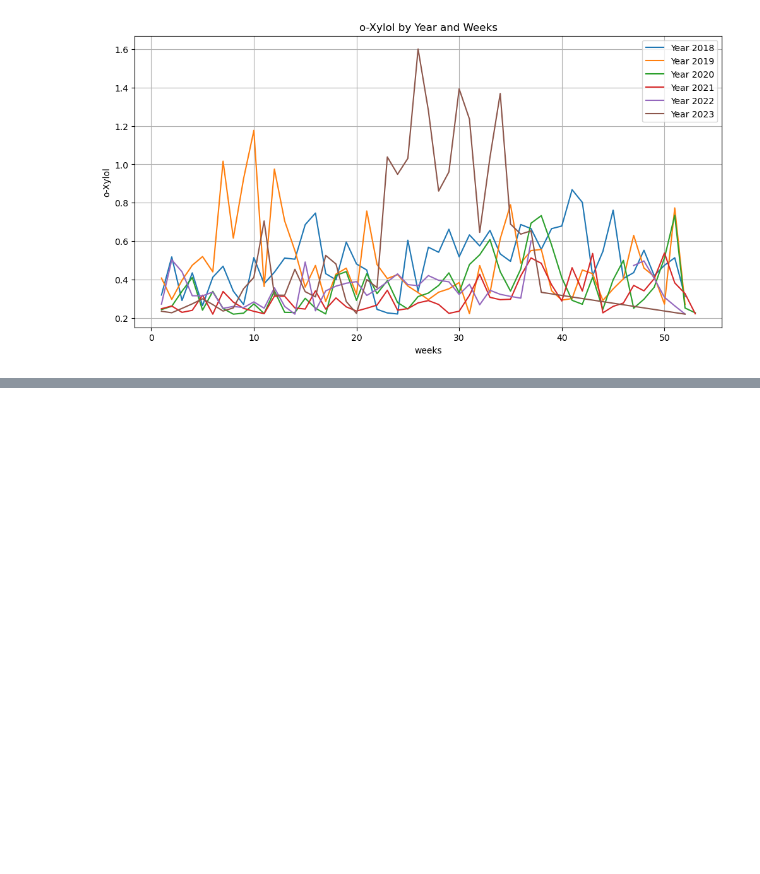
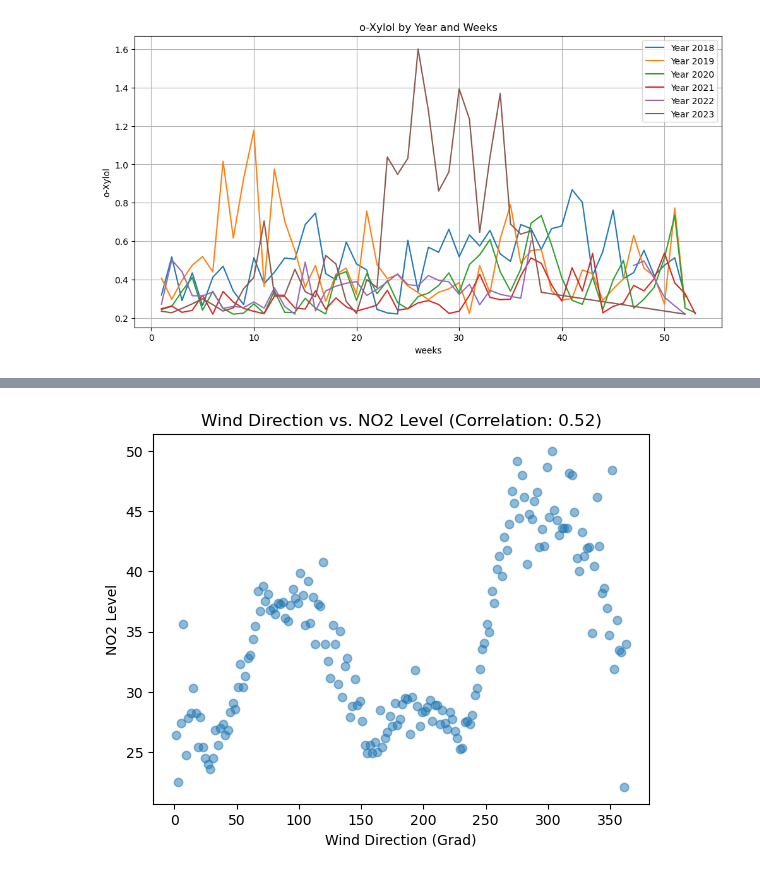
Before and after one commit to cathrinr/driving_change, a Jupyter notebook: plots.ipynb, the cells around one changed output, grey strips where cells are left out. Saved outputs shown, nothing was run; the diff lists cells and outputs as text; code cells hidden in the pictures; blank space fills up the shorter version.

```diff
--- a/plots.ipynb
+++ b/plots.ipynb
@@ -329,0 +332,3 @@ for column in columns_to_plot:
+# %%
+emission_weather = emissions.merge(weather, how = 'left', on = 'timestamp')
+emission_weather
@@ -329,0 +349,11 @@ for column in columns_to_plot:
+# %%
+bins = np.arange(0, 366, 2).tolist()
+
+# Create labels for the batches
+labels = np.arange(1, 365, 2).tolist()
+
+# Use pd.cut() to map wind direction values to the specified bins and labels
+emission_weather['Wind_Direction_Batch'] = pd.cut(emission_weather['Windrichtung[Grad]'], bins=bins, labels=labels, right=False)
+
+# Display the updated DataFrame
+emission_weather
@@ -329,0 +400,7 @@ for column in columns_to_plot:
+# %%
+emission_weather['timestamp'] = pd.to_datetime(emission_weather['timestamp'])
+emission_weather['month'] = emission_weather['timestamp'].dt.month
+emission_weather = emission_weather.groupby('Wind_Direction_Batch')[['NO2','Windrichtung[Grad]', 'Windgeschwindigkeit[m/s]']].mean()
+emission_weather.fillna(emission_weather.mean(), inplace=True)
+emission_weather.reset_index(inplace=True)
+emission_weather
@@ -329,0 +421,15 @@ for column in columns_to_plot:
+# %%
+emission_weather['Wind_Direction_Batch'] = emission_weather['Wind_Direction_Batch'].astype('float')
+# %%
+correlation = emission_weather['Wind_Direction_Batch'].corr(emission_weather['NO2'])
+
+# Create a scatter plot
+plt.scatter(emission_weather['Wind_Direction_Batch'], emission_weather['NO2'], alpha=0.5)
+plt.title(f'Wind Direction vs. NO2 Level (Correlation: {correlation:.2f})')
+plt.xlabel('Wind Direction (Grad)')
+plt.ylabel('NO2 Level')
+
+# Show the plot
+plt.show()
+# %% [output]
+[figure, added]
```
Also changed, not shown: parts of 6 cells of this notebook, 1 other file.
